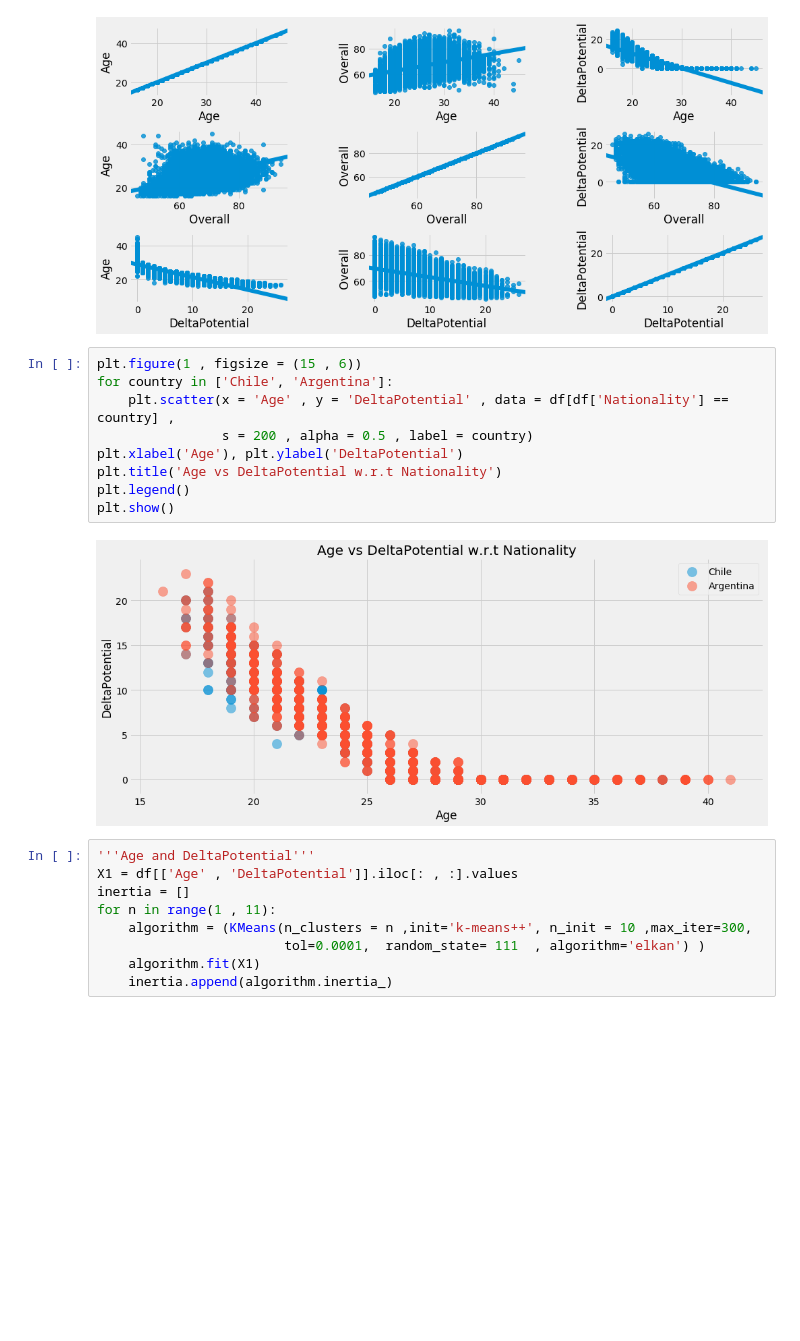
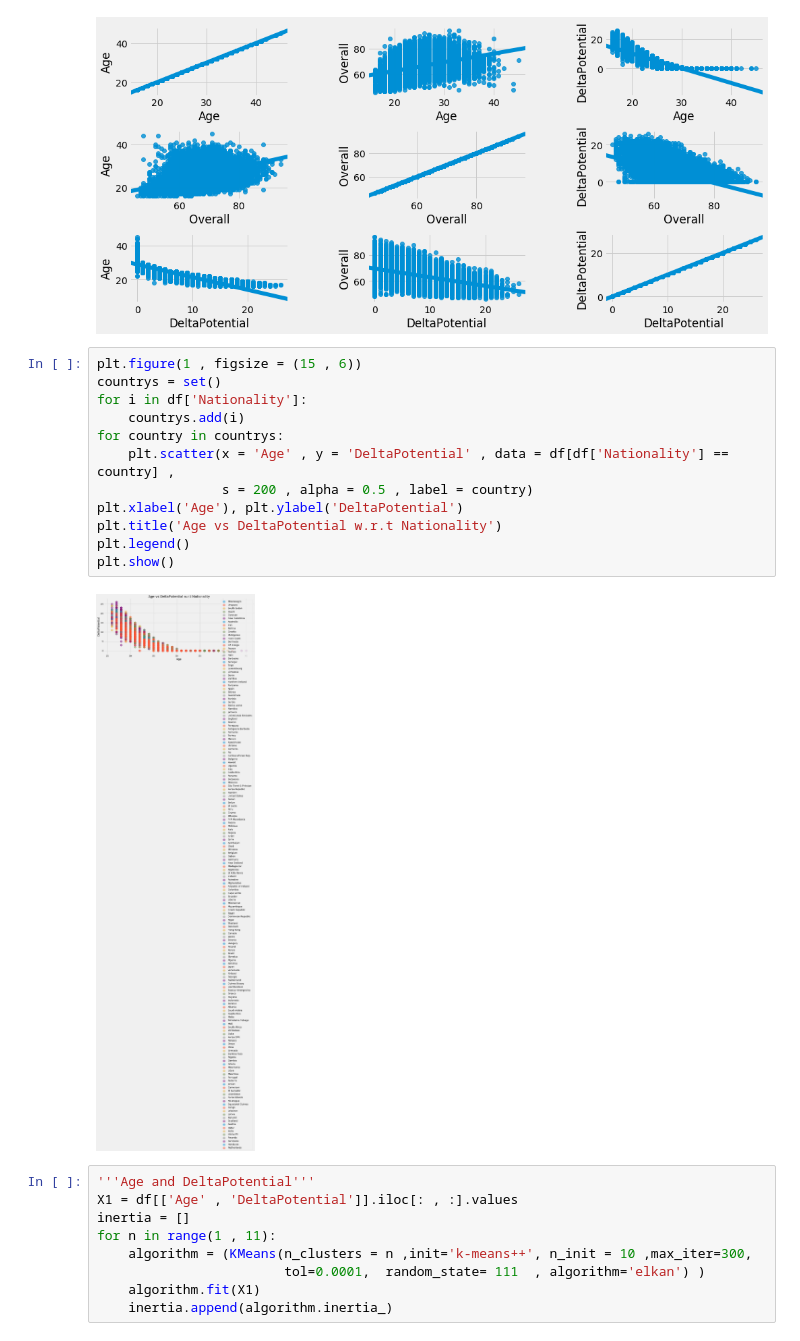
Before and after one commit to PabloSzx/INFO268, a Jupyter notebook: unidad1/actividad_1_fifa19/actividad.ipynb, the cells around one changed output. Saved outputs shown, nothing was run; the diff lists cells and outputs as text; blank space fills up the shorter version.

```diff
--- a/unidad1/actividad_1_fifa19/actividad.ipynb
+++ b/unidad1/actividad_1_fifa19/actividad.ipynb
@@ -58,15 +60,18 @@ plt.show()
 [figure]
 # %%
 plt.figure(1 , figsize = (15 , 6))
-for country in ['Chile', 'Argentina']:
+countrys = set()
+for i in df['Nationality']:
+    countrys.add(i)
+for country in countrys:
     plt.scatter(x = 'Age' , y = 'DeltaPotential' , data = df[df['Nationality'] == country] ,
                 s = 200 , alpha = 0.5 , label = country)
 plt.xlabel('Age'), plt.ylabel('DeltaPotential')
 plt.title('Age vs DeltaPotential w.r.t Nationality')
 plt.legend()
 plt.show()
 # %% [output]
-[figure, old version]
+[figure, new version]
 # %%
 '''Age and DeltaPotential'''
 X1 = df[['Age' , 'DeltaPotential']].iloc[: , :].values
```
Also changed, not shown: parts of 7 cells of this notebook, 2 other files.
